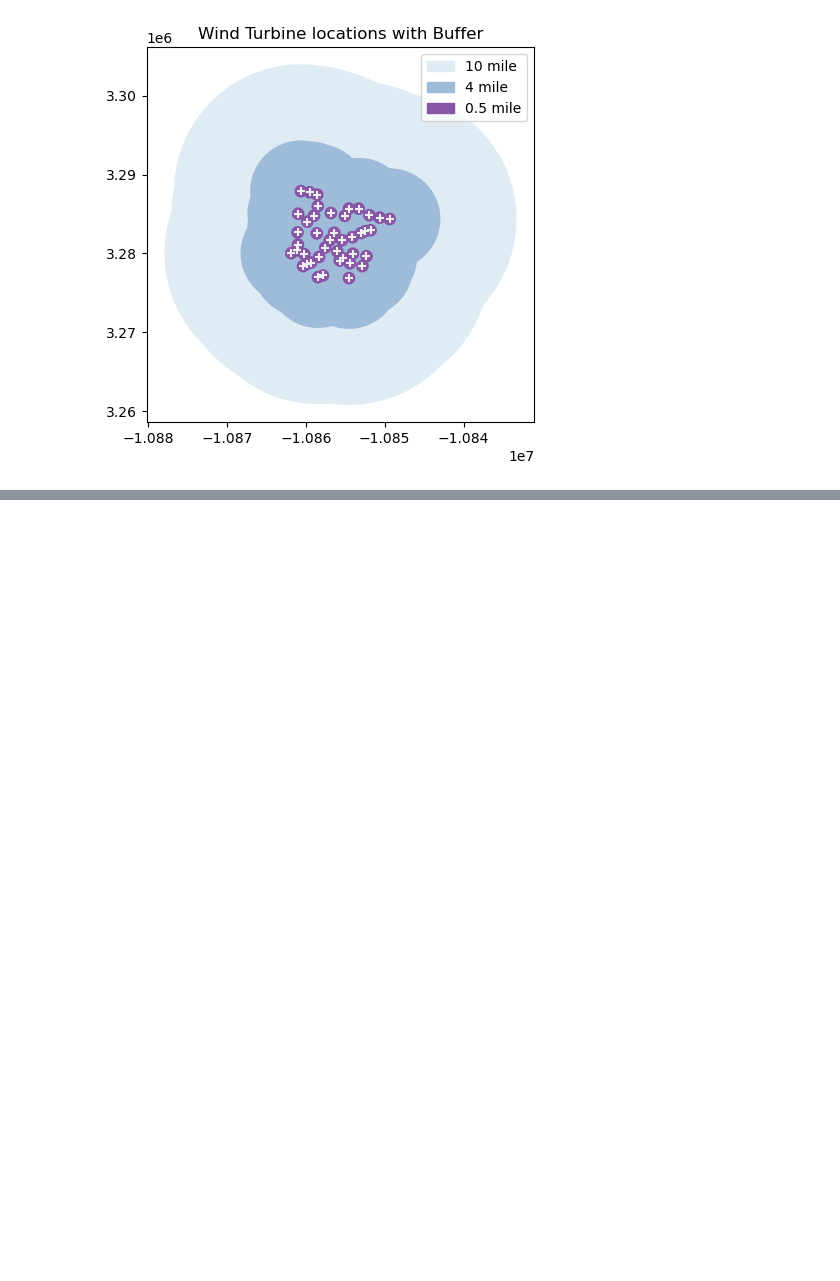
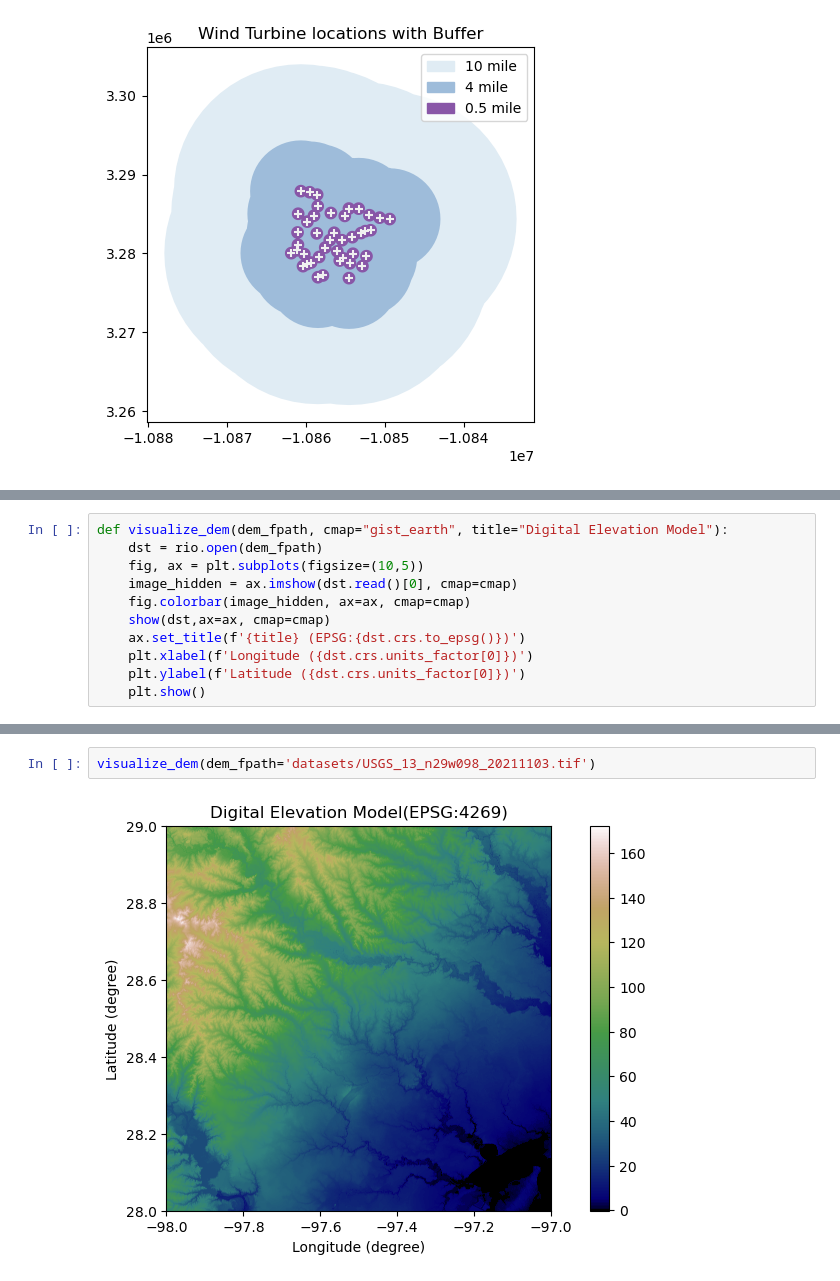
Before and after one commit to Sidrcs/viawind, a Jupyter notebook: VIA_test.ipynb, the cells around one changed output, grey strips where cells are left out. Saved outputs shown, nothing was run; the diff lists cells and outputs as text; blank space fills up the shorter version.

```diff
--- a/VIA_test.ipynb
+++ b/VIA_test.ipynb
@@ -454,0 +446,11 @@ visualize_viewshed(viewshed_fpath='datasets/viewshed_out.tif')
+# %%
+def visualize_dem(dem_fpath, cmap="gist_earth", title="Digital Elevation Model"):
+    dst = rio.open(dem_fpath)
+    fig, ax = plt.subplots(figsize=(10,5))
+    image_hidden = ax.imshow(dst.read()[0], cmap=cmap)
+    fig.colorbar(image_hidden, ax=ax, cmap=cmap)
+    show(dst,ax=ax, cmap=cmap)
+    ax.set_title(f'{title} (EPSG:{dst.crs.to_epsg()})')
+    plt.xlabel(f'Longitude ({dst.crs.units_factor[0]})')
+    plt.ylabel(f'Latitude ({dst.crs.units_factor[0]})')
+    plt.show()
@@ -454,0 +466,4 @@ visualize_viewshed(viewshed_fpath='datasets/viewshed_out.tif')
+# %%
+visualize_dem(dem_fpath='datasets/USGS_13_n29w098_20211103.tif')
+# %% [output]
+[figure, added]
```
Also changed, not shown: parts of 17 cells of this notebook.
